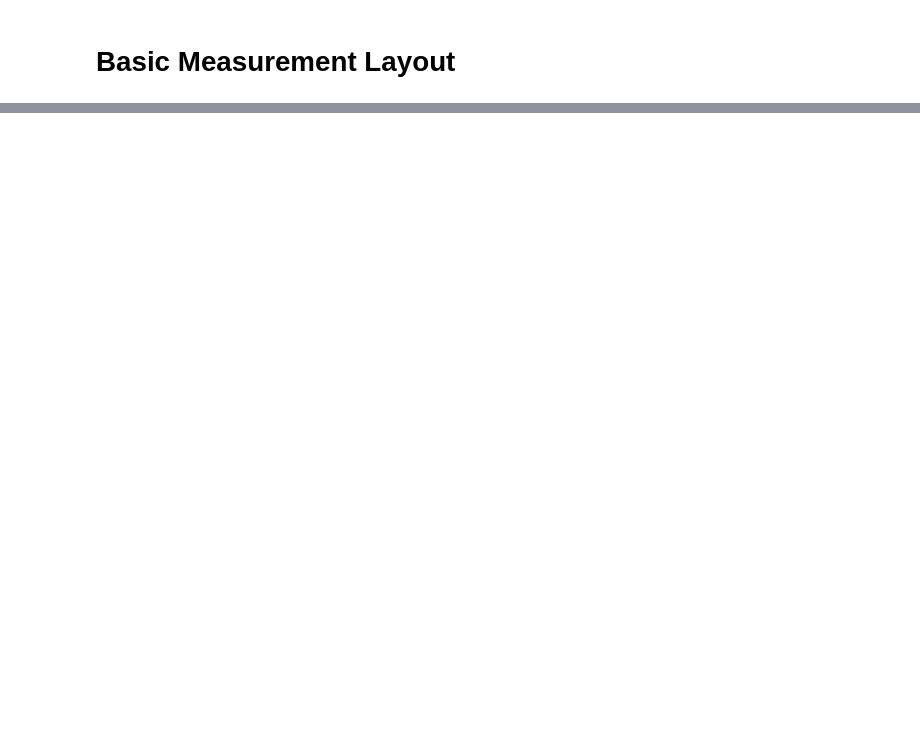
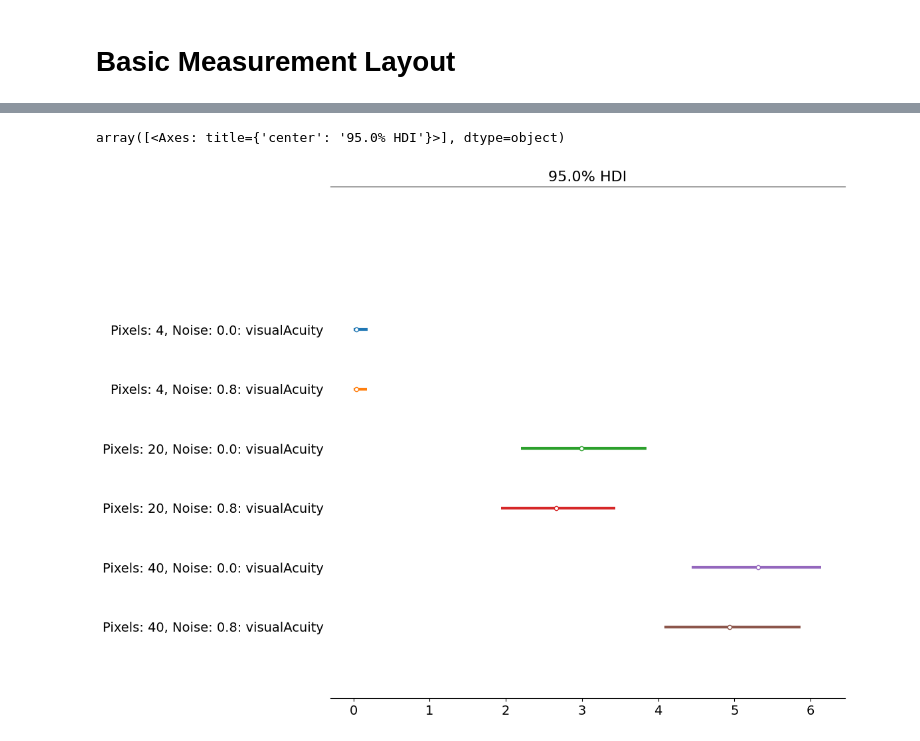
Before and after one commit to Kinds-of-Intelligence-CFI/measurement-layouts, a Jupyter notebook: basic_measurement_layout/basic_measurement_layout.ipynb, the cells around one changed output, grey strips where cells are left out. Drawn from its saved outputs; the diff is of its cells as text; code cells hidden in the pictures; blank space fills up the shorter version.

```diff
--- a/basic_measurement_layout/basic_measurement_layout.ipynb
+++ b/basic_measurement_layout/basic_measurement_layout.ipynb
@@ -210,0 +212,16 @@ results_df
+# %%
+visual_acuity_list_subset = [visual_acuity_list[0], visual_acuity_list[8],visual_acuity_list[50], visual_acuity_list[58], visual_acuity_list[90], visual_acuity_list[98]]
+# %%
+az.plot_forest(visual_acuity_list_subset,
+               model_names=["Pixels: 4, Noise: 0.0", "Pixels: 4, Noise: 0.8", "Pixels: 20, Noise: 0.0", "Pixels: 20, Noise: 0.8", "Pixels: 40, Noise: 0.0", "Pixels: 40, Noise: 0.8"],
+               var_names='visualAcuity',
+                combined=True,
+                hdi_prob=0.95,
+                quartiles=False,
+                legend=False,
+                figsize=(10,10),
+                # colors = colours_all,
+               )
+# %% [output]
+array([<Axes: title={'center': '95.0% HDI'}>], dtype=object)
+[figure, added]
```
Also changed, not shown: parts of 7 cells of this notebook.
